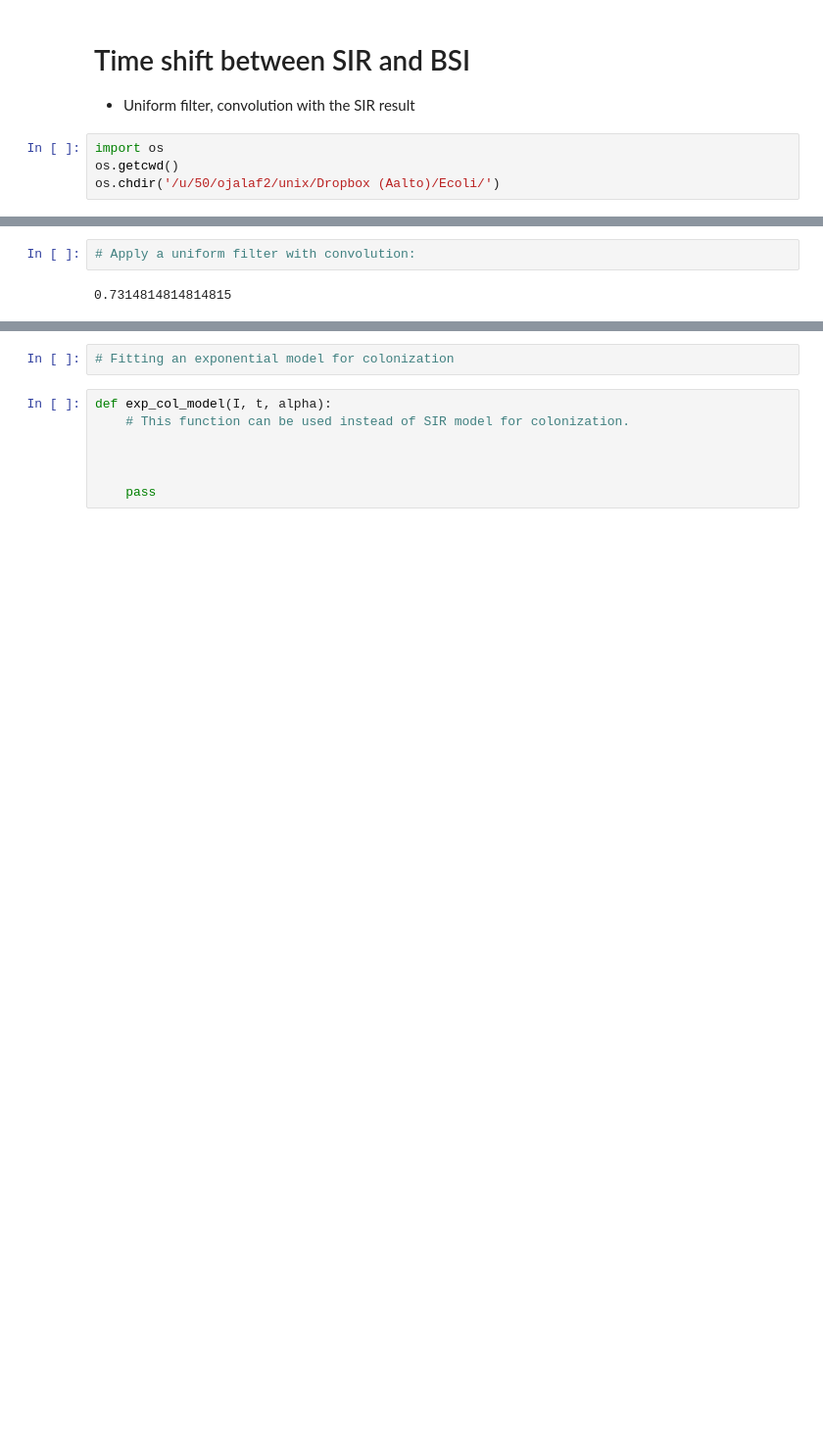
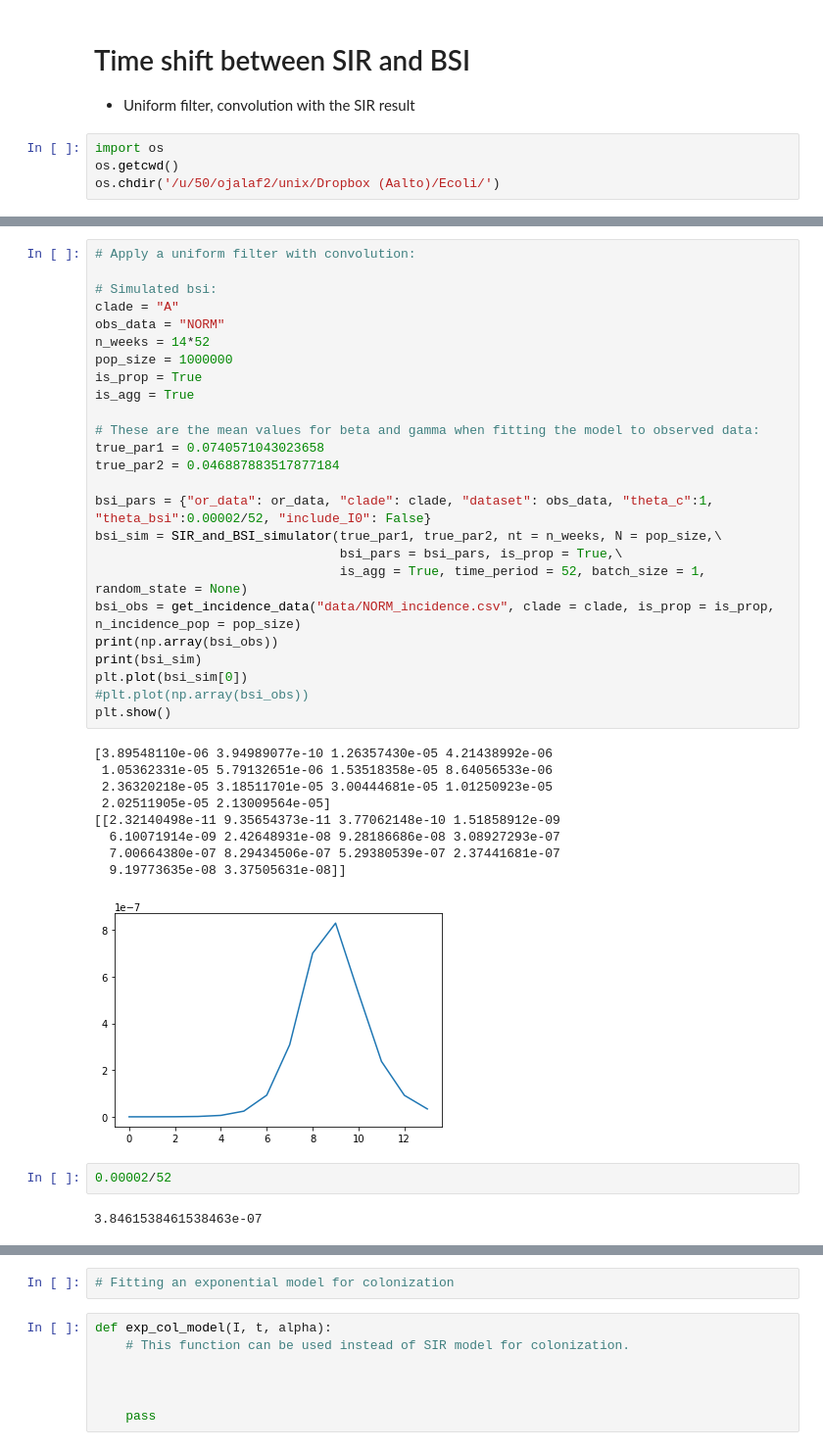
Before and after one commit to fanoja/Ecoli-R0, a Jupyter notebook: grid/time shift.ipynb, the cells around one changed output, grey strips where cells are left out. Shown at 98% size. Cells and saved outputs as stored; diff of their text form; blank space fills up the shorter version.

```diff
--- a/grid/time shift.ipynb
+++ b/grid/time shift.ipynb
@@ -35,4 +36,39 @@ R0: 5.576923076923077
 # %%
 # Apply a uniform filter with convolution:
+
+# Simulated bsi:
+clade = "A"
+obs_data = "NORM"
+n_weeks = 14*52
+pop_size = 1000000
+is_prop = True
+is_agg = True
+
+# These are the mean values for beta and gamma when fitting the model to observed data:
+true_par1 = 0.0740571043023658
+true_par2 = 0.046887883517877184
+
+bsi_pars = {"or_data": or_data, "clade": clade, "dataset": obs_data, "theta_c":1, "theta_bsi":0.00002/52, "include_I0": False}
+bsi_sim = SIR_and_BSI_simulator(true_par1, true_par2, nt = n_weeks, N = pop_size,\
+                                bsi_pars = bsi_pars, is_prop = True,\
+                                is_agg = True, time_period = 52, batch_size = 1, random_state = None)
+bsi_obs = get_incidence_data("data/NORM_incidence.csv", clade = clade, is_prop = is_prop, n_incidence_pop = pop_size)
+print(np.array(bsi_obs))
+print(bsi_sim)
+plt.plot(bsi_sim[0])
+#plt.plot(np.array(bsi_obs))
+plt.show()
 # %% [output]
-0.7314814814814815
+[3.89548110e-06 3.94989077e-10 1.26357430e-05 4.21438992e-06
+ 1.05362331e-05 5.79132651e-06 1.53518358e-05 8.64056533e-06
+ 2.36320218e-05 3.18511701e-05 3.00444681e-05 1.01250923e-05
+ 2.02511905e-05 2.13009564e-05]
+[[2.32140498e-11 9.35654373e-11 3.77062148e-10 1.51858912e-09
+  6.10071914e-09 2.42648931e-08 9.28186686e-08 3.08927293e-07
+  7.00664380e-07 8.29434506e-07 5.29380539e-07 2.37441681e-07
+  9.19773635e-08 3.37505631e-08]]
+[figure, added]
+# %%
+0.00002/52
+# %% [output]
+3.8461538461538463e-07
```
Also changed, not shown: parts of 9 cells of this notebook.
